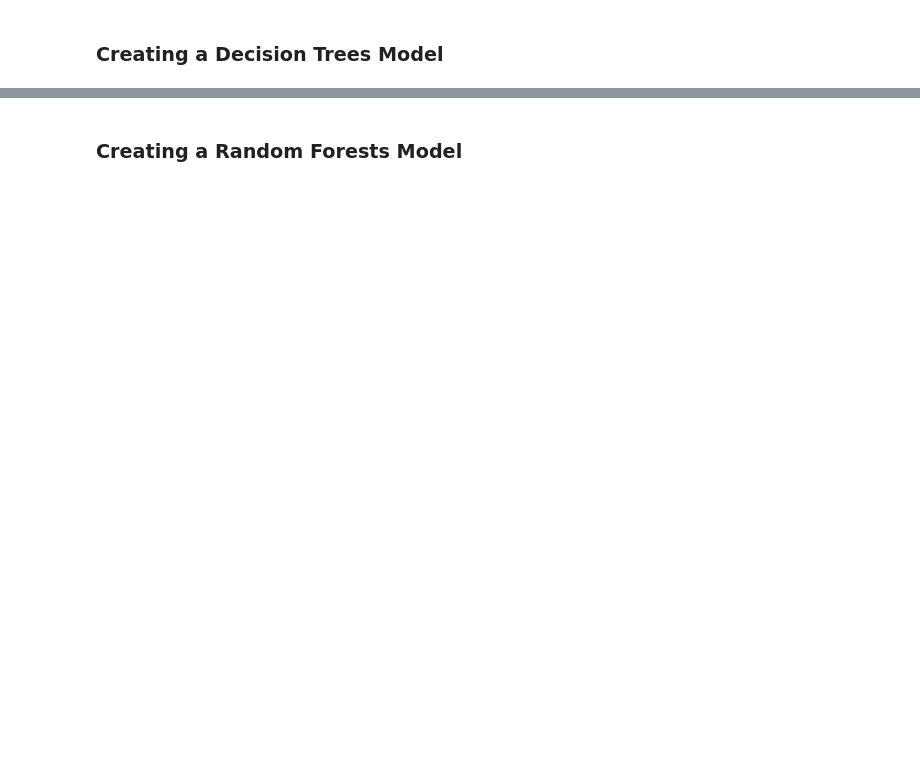
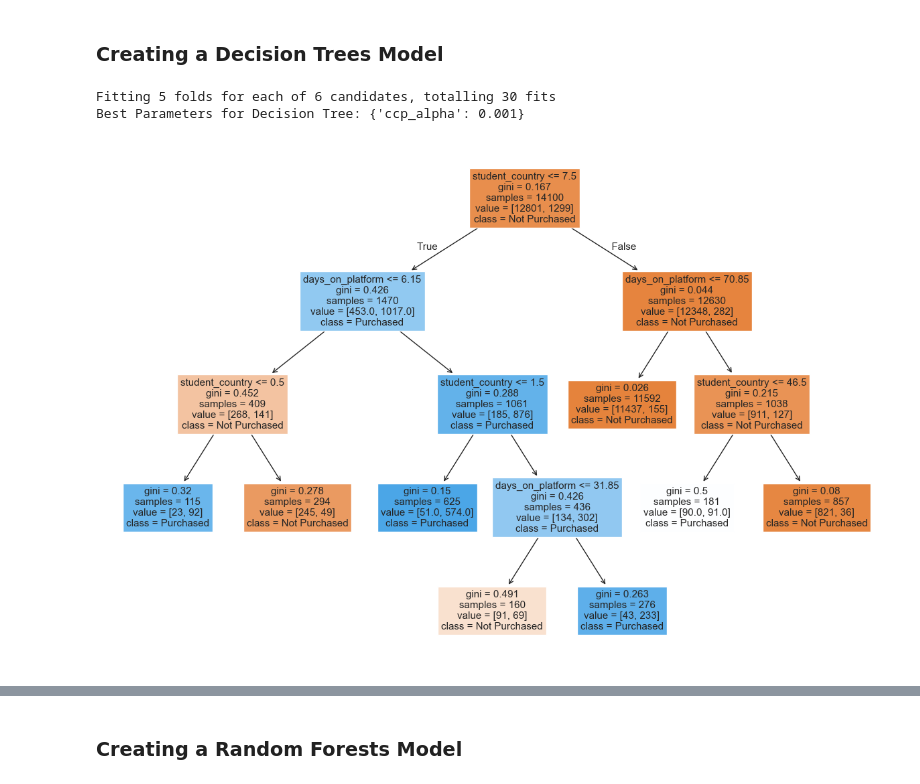
Before and after one commit to Mithunjack/365UpgradeAI, a Jupyter notebook: Machine Learning for User Classification Project/Machine Learning Project.ipynb, the cells around one changed output, grey strips where cells are left out. Saved outputs shown, nothing was run; the diff lists cells and outputs as text; code cells hidden in the pictures; blank space fills up the shorter version.

Commit message:
Decision Tree added

```diff
--- a/Machine Learning for User Classification Project/Machine Learning Project.ipynb
+++ b/Machine Learning for User Classification Project/Machine Learning Project.ipynb
@@ -397,0 +474,43 @@ weighted avg       0.96      0.96      0.96      3526
+# %%
+# Define the hyperparameter grid for ccp_alpha (cost complexity pruning)
+parameters_dt = {
+    'ccp_alpha': [0, 0.001, 0.002, 0.003, 0.004, 0.005]  # Pruning values
+}
+# %%
+# Initialize GridSearchCV with DecisionTreeClassifier
+grid_search_dt = GridSearchCV(
+    DecisionTreeClassifier(random_state=365),  # Set random state for reproducibility
+    parameters_dt,                            # Hyperparameter grid
+    scoring='accuracy',                       # Optimize based on accuracy
+    cv=5,                                     # 5-fold cross-validation
+    n_jobs=-1,                                # Use all processors for parallel computation
+    verbose=1                                 # Show progress
+)
+# %%
+# Fit the Grid Search to non-scaled training data
+grid_search_dt.fit(X_train_array, y_train_array)
+
+# Get the best model
+dt_clf = grid_search_dt.best_estimator_
+
+# Print the best parameters found
+print("Best Parameters for Decision Tree:", grid_search_dt.best_params_)
+# %% [output]
+Fitting 5 folds for each of 6 candidates, totalling 30 fits
+Best Parameters for Decision Tree: {'ccp_alpha': 0.001}
+# %%
+# Set figure size
+plt.figure(figsize=(15,10))
+
+# Plot the decision tree
+plot_tree(
+    dt_clf,
+    filled=True,                # Color nodes based on class purity
+    feature_names=X.columns,    # Use feature names for labels
+    class_names=['Not Purchased', 'Purchased']  # Label classes
+)
+
+# Display the plot
+plt.show()
+# %% [output]
+[figure, added]
```
Also changed, not shown: parts of 12 cells of this notebook.
